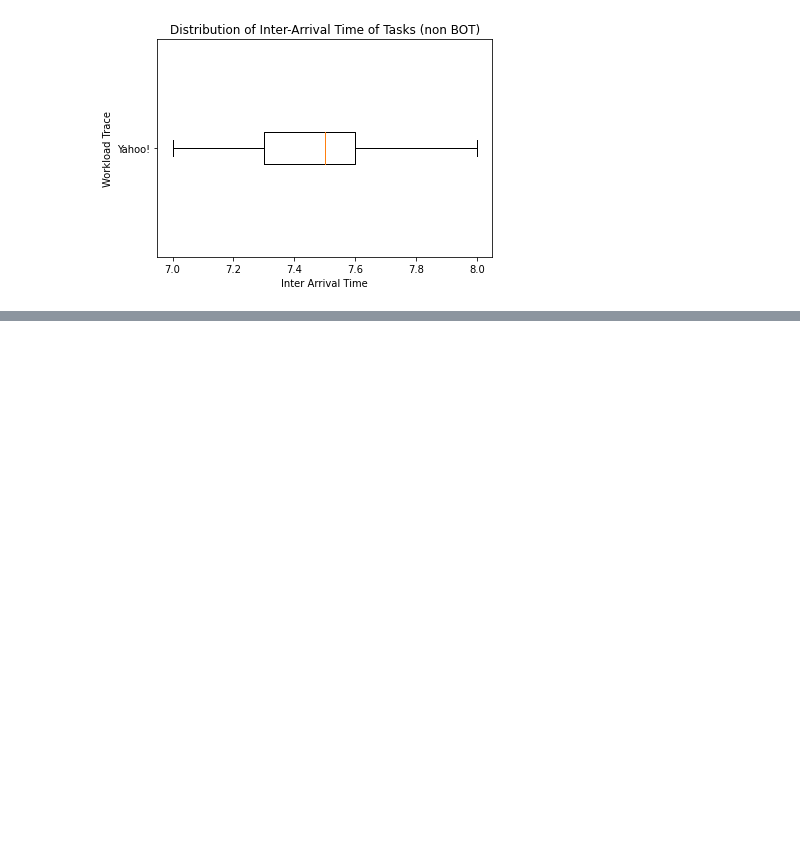
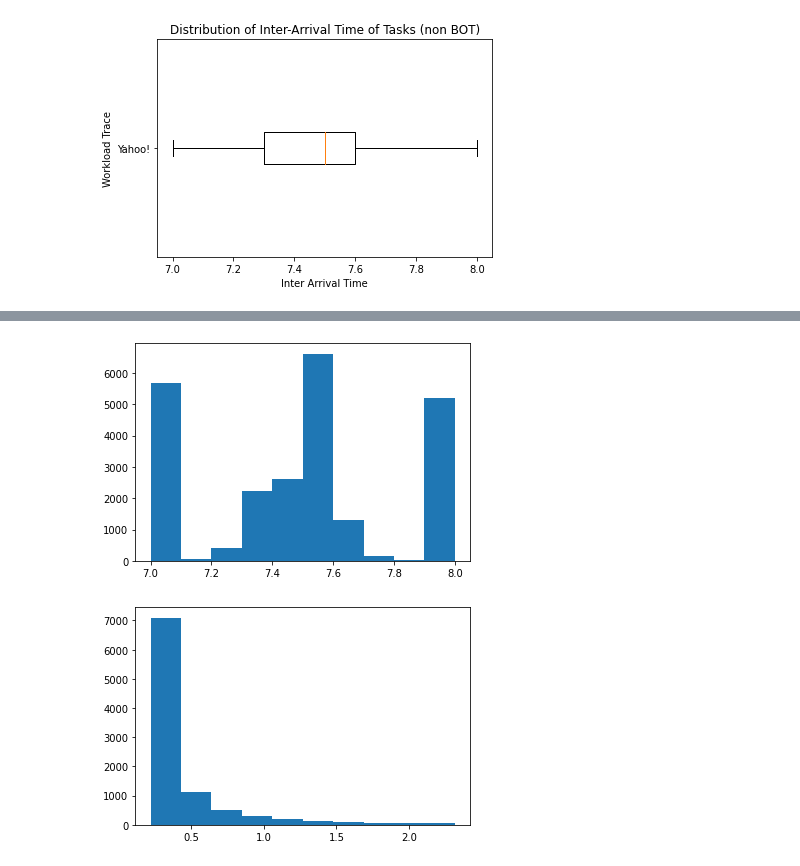
Before and after one commit to elimana/workload-trace-modelling, a Jupyter notebook: task-visualisation.ipynb, the cells around one changed output, grey strips where cells are left out. Cells and saved outputs as stored; diff of their text form; code cells hidden in the pictures; blank space fills up the shorter version.

```diff
--- a/task-visualisation.ipynb
+++ b/task-visualisation.ipynb
@@ -111,0 +105,19 @@ fd.best_fit_distribution(interArrival)
+# %%
+def Remove_Outlier_Indices(df):
+    Q1 = df.quantile(0.1)
+    Q3 = df.quantile(0.9)
+    IQR = Q3 - Q1
+    trueList = ~((df < (Q1 - 1.5 * IQR)) |(df > (Q3 + 1.5 * IQR)))
+    return trueList
+
+nonOutlierList = Remove_Outlier_Indices(series)
+dfSubset = series[nonOutlierList]
+
+# plt.plot(dfSubset)
+plt.hist(interArrival)
+plt.show()
+plt.hist(dfSubset)
+plt.show()
+# %% [output]
+[figure, added]
+[figure, added]
```
Also changed, not shown: parts of 2 cells of this notebook, 1 other file.
